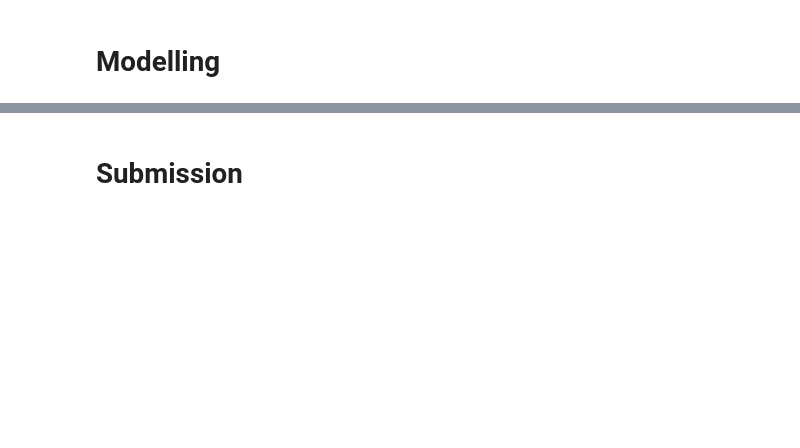
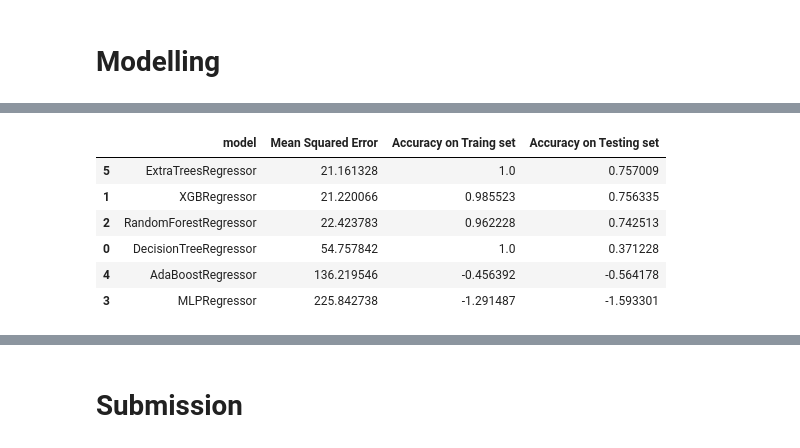
Before and after one commit to FelixFern/Arkavidia-2023-ODE, a Jupyter notebook: Arkavidia.ipynb, the cells around one changed output, grey strips where cells are left out. Saved outputs shown, nothing was run; the diff lists cells and outputs as text; code cells hidden in the pictures; blank space fills up the shorter version.

```diff
--- a/Arkavidia.ipynb
+++ b/Arkavidia.ipynb
@@ -466,0 +545,24 @@ mean_squared_error(y_pred, y_val)
+# %%
+Acc = pd.DataFrame(index=None, columns=['model','Mean Squared Error','Accuracy on Traing set','Accuracy on Testing set'])
+# %%
+X, y = Definedata()
+X_train, X_test, y_train, y_test = train_test_split(X, y, test_size = 0.33, random_state = 25)
+
+regressors = [['DecisionTreeRegressor',DecisionTreeRegressor()],
+              ['XGBRegressor', XGBRegressor()],
+              ['RandomForestRegressor', RandomForestRegressor()],
+              ['MLPRegressor',MLPRegressor()],
+              ['AdaBoostRegressor',AdaBoostRegressor()],
+              ['ExtraTreesRegressor',ExtraTreesRegressor()]]
+
+for mod in regressors:
+    name = mod[0]
+    model = mod[1]
+    model.fit(X_train,y_train)
+    y_pred = model.predict(X_test)
+
+    MSE = metrics.mean_squared_error(y_test, y_pred)
+    ATrS =  model.score(X_train,y_train)
+    ATeS = model.score(X_test,y_test)
+
+    Acc = Acc.append(pd.Series({'model':name, 'Mean Squared Error': MSE,'Accuracy on Traing set':ATrS,'Accuracy on Testing set':ATeS}),ignore_index=True )
@@ -466,0 +586,10 @@ mean_squared_error(y_pred, y_val)
+# %%
+Acc.sort_values(by='Mean Squared Error')
+# %% [output]
+|  | model | Mean Squared Error | Accuracy on Traing set | Accuracy on Testing set |
+| 5 | ExtraTreesRegressor | 21.161328 | 1.0 | 0.757009 |
+| 1 | XGBRegressor | 21.220066 | 0.985523 | 0.756335 |
+| 2 | RandomForestRegressor | 22.423783 | 0.962228 | 0.742513 |
+| 0 | DecisionTreeRegressor | 54.757842 | 1.0 | 0.371228 |
+| 4 | AdaBoostRegressor | 136.219546 | -0.456392 | -0.564178 |
+| 3 | MLPRegressor | 225.842738 | -1.291487 | -1.593301 |
```
Also changed, not shown: parts of 25 cells of this notebook.
